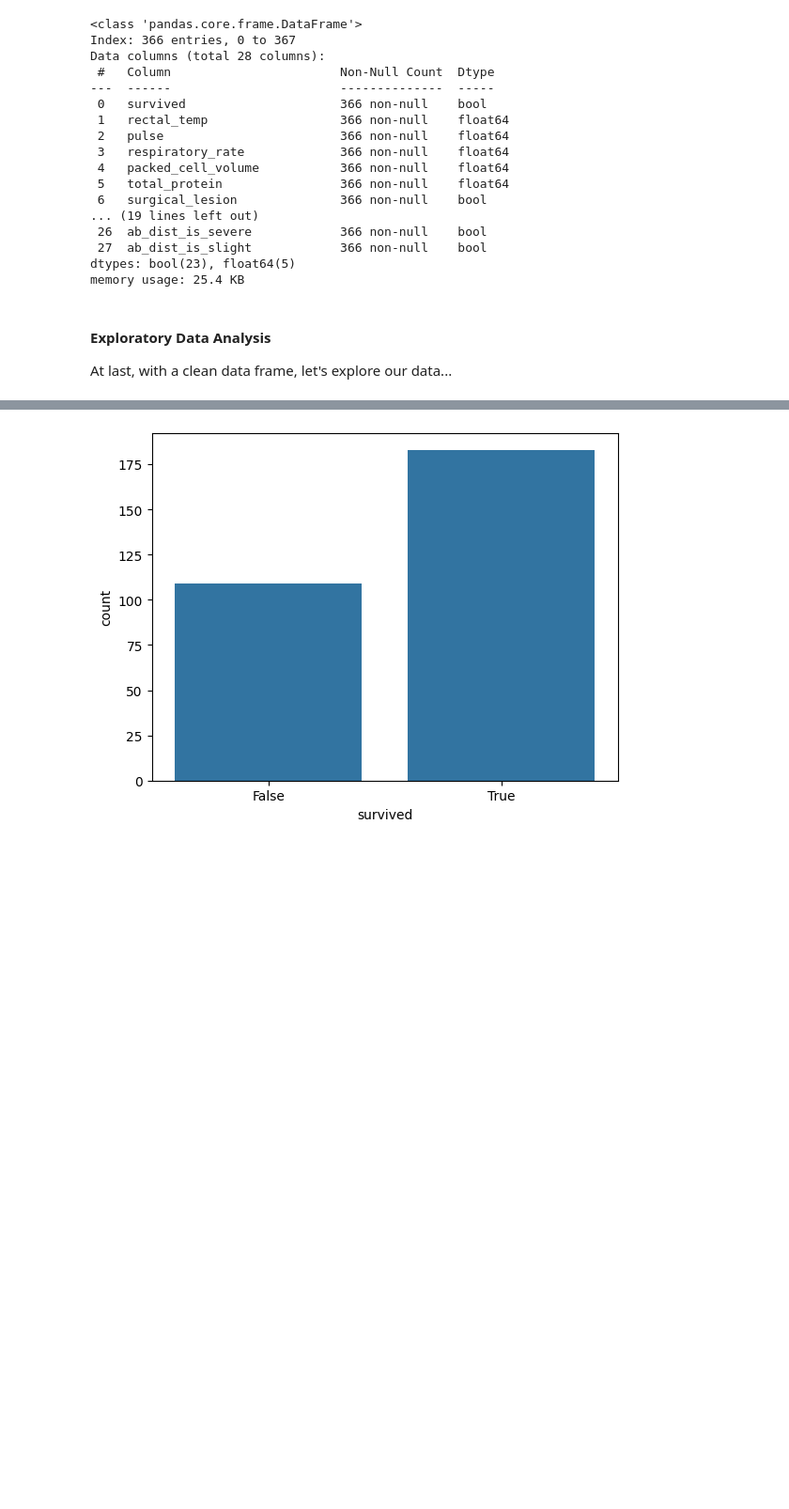
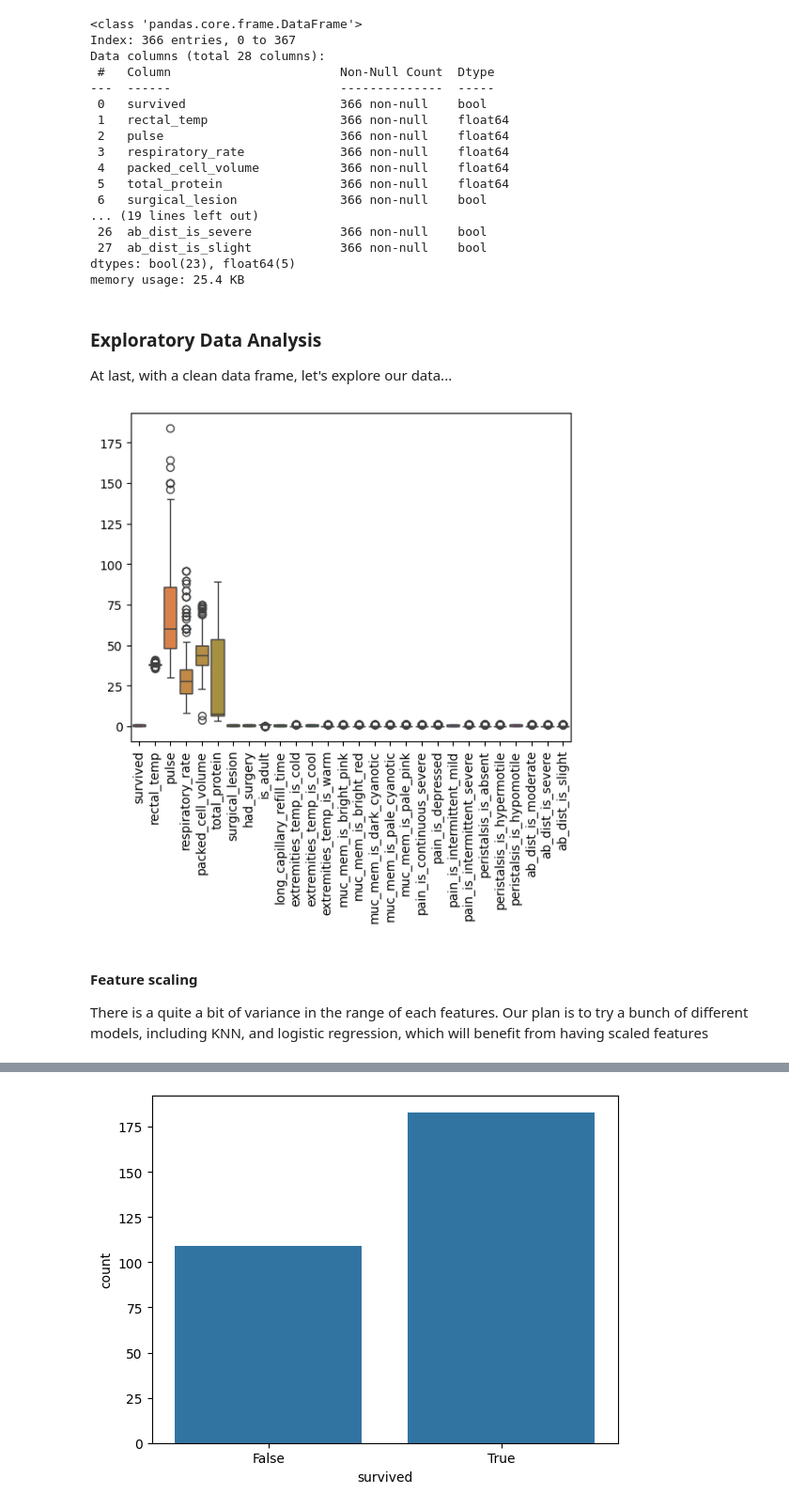
Before and after one commit to mrkmhny/horses, a Jupyter notebook: horses.ipynb, the cells around one changed output, grey strips where cells are left out. Shown at 94% size. Saved outputs shown, nothing was run; the diff lists cells and outputs as text; code cells hidden in the pictures; blank space fills up the shorter version.

```diff
--- a/horses.ipynb
+++ b/horses.ipynb
@@ -426,5 +431,16 @@ Data columns (total 28 columns):
 dtypes: bool(23), float64(5)
 memory usage: 25.4 KB
 # %% [markdown]
-#### Exploratory Data Analysis
+### Exploratory Data Analysis
 At last, with a clean data frame, let's explore our data...
+# %%
+# Box plots to check for scale and outliers
+sns.boxplot(data=df)
+plt.xticks(rotation=90)  # Rotate labels for better readability
+plt.show()
+# %% [output]
+[figure, added]
+# %% [markdown]
+#### Feature scaling
+
+There is a quite a bit of variance in the range of each features.  Our plan is to try a bunch of different models, including KNN, and logistic regression, which will benefit from having scaled features
```
Also changed, not shown: parts of 30 cells of this notebook.
